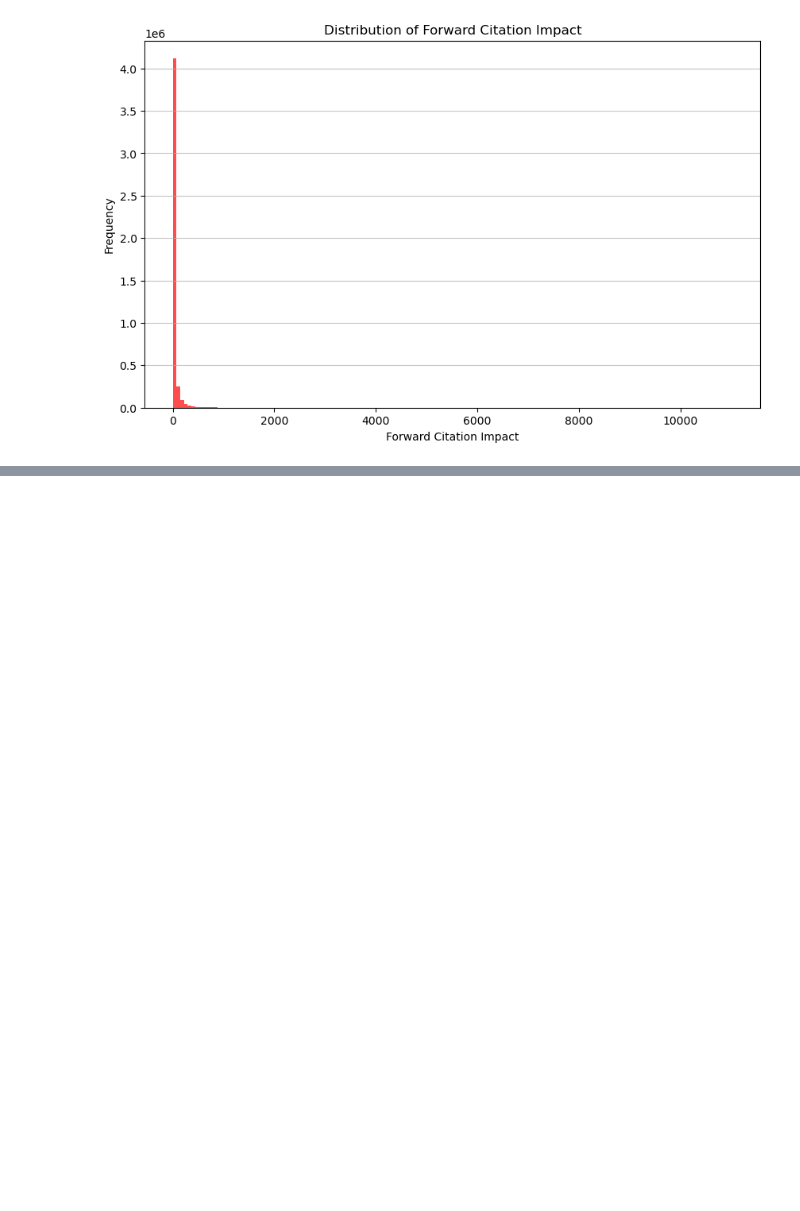
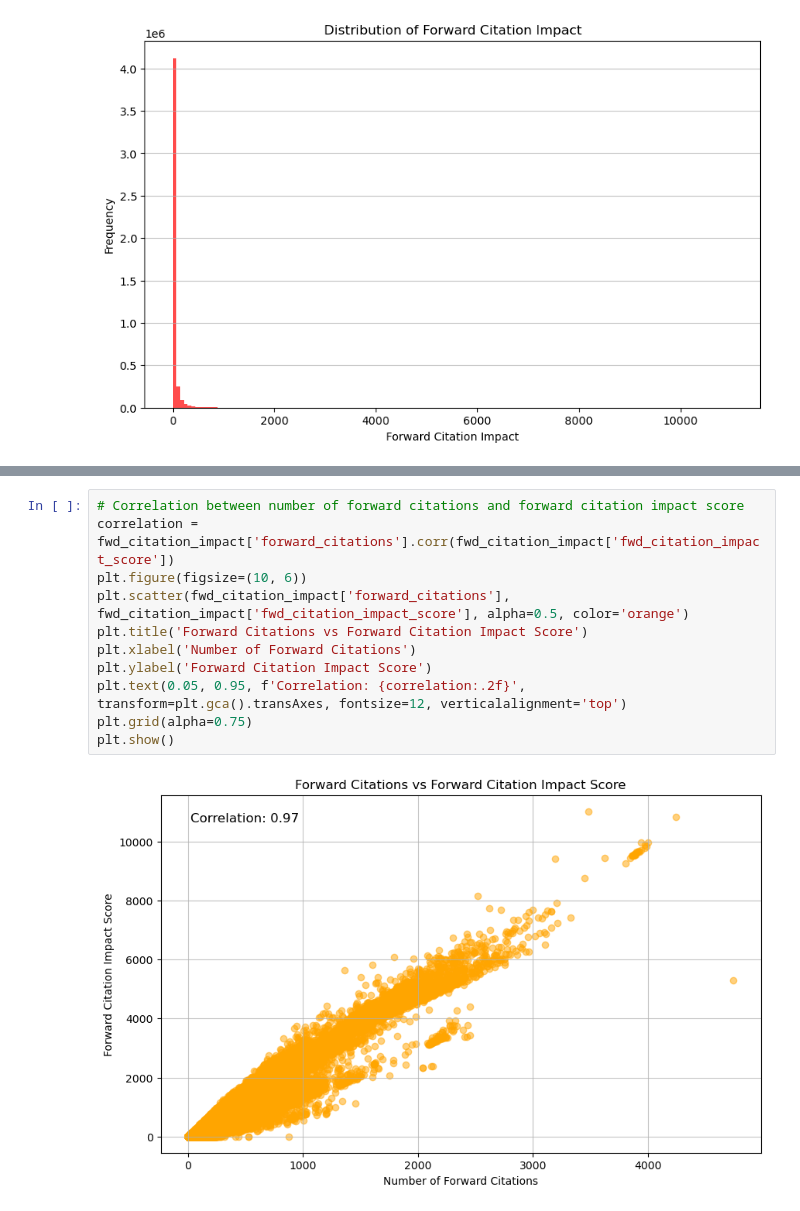
Before and after one commit to koacow/glob-s-RA, a Jupyter notebook: patents/plot_measures.ipynb, the cells around one changed output, grey strips where cells are left out. Cells and saved outputs as stored; diff of their text form; blank space fills up the shorter version.

```diff
--- a/patents/plot_measures.ipynb
+++ b/patents/plot_measures.ipynb
@@ -101,0 +125,13 @@ plt.show()
+# %%
+# Correlation between number of forward citations and forward citation impact score
+correlation = fwd_citation_impact['forward_citations'].corr(fwd_citation_impact['fwd_citation_impact_score'])
+plt.figure(figsize=(10, 6))
+plt.scatter(fwd_citation_impact['forward_citations'], fwd_citation_impact['fwd_citation_impact_score'], alpha=0.5, color='orange')
+plt.title('Forward Citations vs Forward Citation Impact Score')
+plt.xlabel('Number of Forward Citations')
+plt.ylabel('Forward Citation Impact Score')
+plt.text(0.05, 0.95, f'Correlation: {correlation:.2f}', transform=plt.gca().transAxes, fontsize=12, verticalalignment='top')
+plt.grid(alpha=0.75)
+plt.show()
+# %% [output]
+[figure, added]
```
Also changed, not shown: parts of 4 cells of this notebook.
